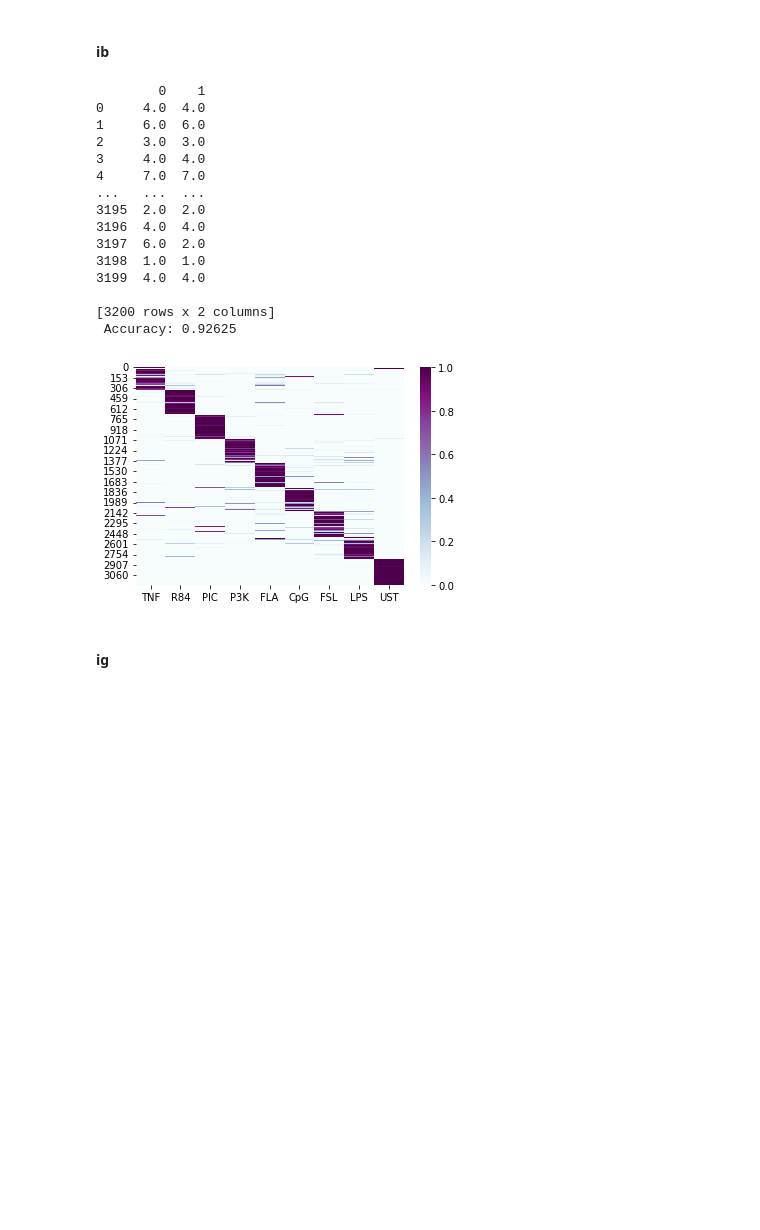
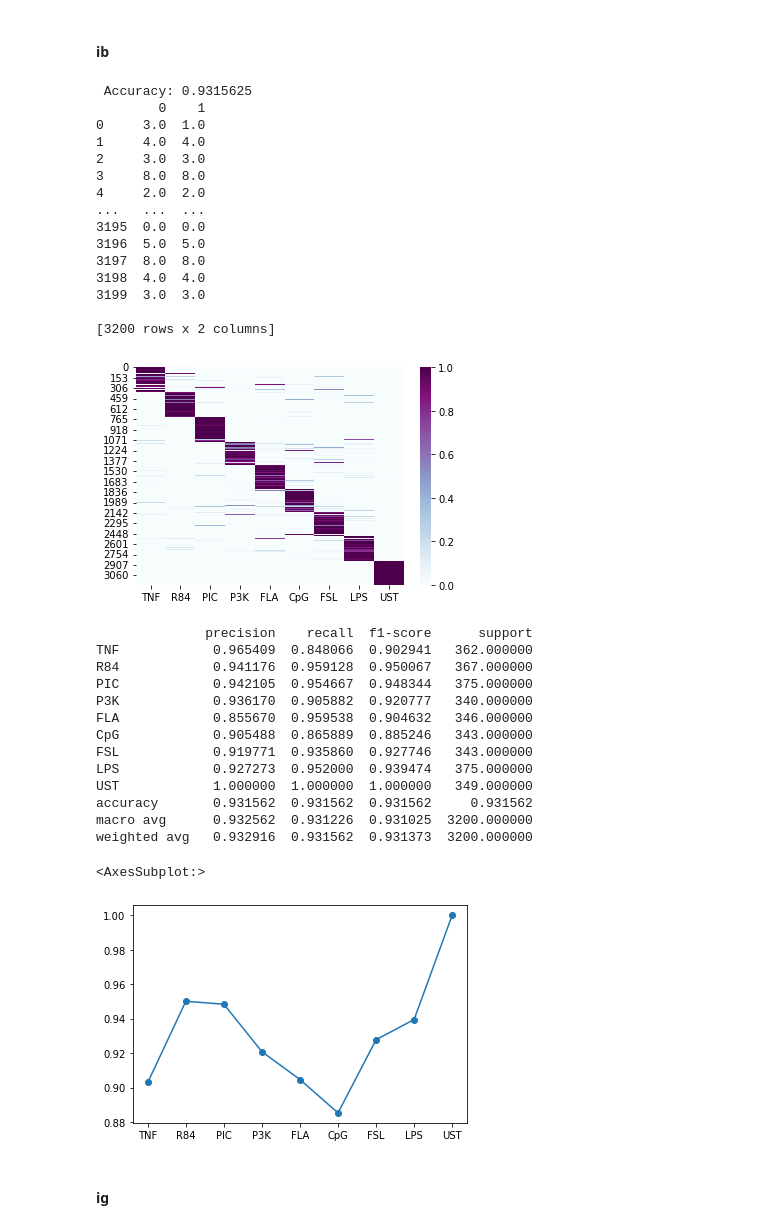
Before and after one commit to apple-soda/lstm-nfkb-dynamics, a Jupyter notebook: notebooks/report.ipynb, the cells around one changed output. Cells and saved outputs as stored; diff of their text form; code cells hidden in the pictures; blank space fills up the shorter version.

```diff
--- a/notebooks/report.ipynb
+++ b/notebooks/report.ipynb
@@ -418,25 +443,48 @@ print(f' Accuracy: {sum(up_df[0] == up_df[1])/3200}')
 <h4>ib</h4>
 # %%
 ibcf = sns.heatmap(ib_fraction, cmap = "BuPu", xticklabels=ligands)
+print(f' Accuracy: {sum(ib_df[0] == ib_df[1])/3200}')
 print(ib_df)
-print(f' Accuracy: {sum(ib_df[0] == ib_df[1])/3200}')
 # %% [output]
+ Accuracy: 0.9315625
         0    1
-0     4.0  4.0
-1     6.0  6.0
+0     3.0  1.0
+1     4.0  4.0
 2     3.0  3.0
-3     4.0  4.0
-4     7.0  7.0
+3     8.0  8.0
+4     2.0  2.0
 ...   ...  ...
-3195  2.0  2.0
-3196  4.0  4.0
-3197  6.0  2.0
-3198  1.0  1.0
-3199  4.0  4.0
+3195  0.0  0.0
+3196  5.0  5.0
+3197  8.0  8.0
+3198  4.0  4.0
+3199  3.0  3.0
 
 [3200 rows x 2 columns]
- Accuracy: 0.92625
-[figure, old version]
+[figure, new version]
+# %%
+ibcf = sklearn.metrics.classification_report(ib_df[0], ib_df[1], target_names=ligands, output_dict=True)
+ibcf = pd.DataFrame(ibcf).transpose()
+print(ibcf)
+
+ibf1 = ibcf[:9]['f1-score']
+ibf1.plot(y = 'f1-score', style = 'o-')
+# %% [output]
+              precision    recall  f1-score      support
+TNF            0.965409  0.848066  0.902941   362.000000
+R84            0.941176  0.959128  0.950067   367.000000
+PIC            0.942105  0.954667  0.948344   375.000000
+P3K            0.936170  0.905882  0.920777   340.000000
+FLA            0.855670  0.959538  0.904632   346.000000
+CpG            0.905488  0.865889  0.885246   343.000000
+FSL            0.919771  0.935860  0.927746   343.000000
+LPS            0.927273  0.952000  0.939474   375.000000
+UST            1.000000  1.000000  1.000000   349.000000
+accuracy       0.931562  0.931562  0.931562     0.931562
+macro avg      0.932562  0.931226  0.931025  3200.000000
+weighted avg   0.932916  0.931562  0.931373  3200.000000
+<AxesSubplot:>
+[figure, added]
 # %% [markdown]
 <h4>ig</h4>
 # %%
```
Also changed, not shown: parts of 27 cells of this notebook, 1 other file.
